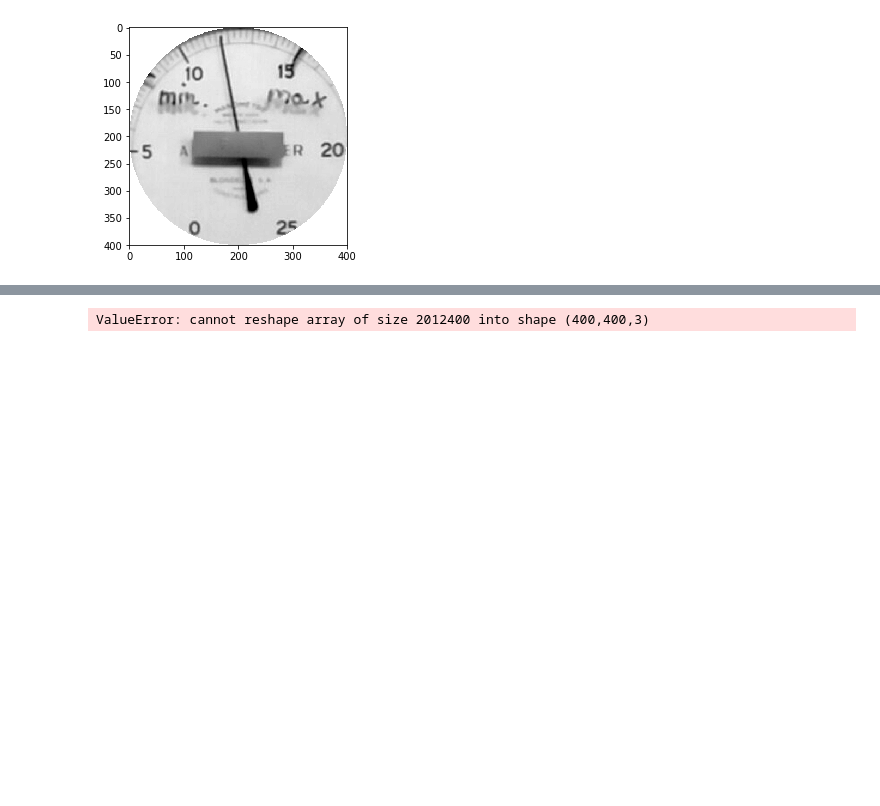
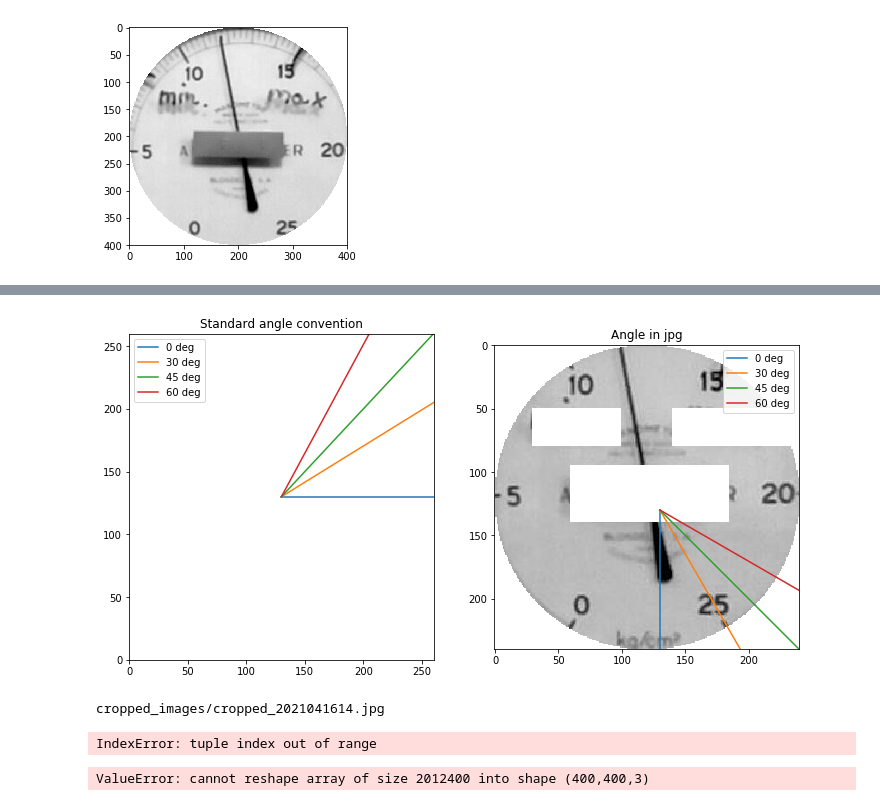
Before and after one commit to mastrovalentz/reader_manometro, a Jupyter notebook: LettoreLancetta.ipynb, the cells around one changed output, grey strips where cells are left out. Cells and saved outputs as stored; diff of their text form; code cells hidden in the pictures; blank space fills up the shorter version.

```diff
--- a/LettoreLancetta.ipynb
+++ b/LettoreLancetta.ipynb
@@ -229,3 +240,60 @@ plt.imshow(im_rigth)
+# %%
+im_mat=np.asarray(im)
+
+im_rigth = crop_circle_jpg(im_mat, 173,560,120)
+im_rigth[95:140,60:185]=[255,255,255]
+im_rigth[50:80,30:100]=[255,255,255]
+im_rigth[50:80,140:240]=[255,255,255]
+plt.imshow(im_rigth)
+
+x0 = np.linspace(0,130)
+# %%
+x = np.linspace(0,130)
+y0 = x*0
+y30 = x/np.sqrt(3)
+y45 = x
+y60 = x*np.sqrt(3)
+
+fig, axs = plt.subplots(1,2, figsize=(12,6))
+axs[0].plot(130+x  , 130+y0 , label="0 deg")
+axs[0].plot(130+x  , 130+y30, label="30 deg")
+axs[0].plot(130+x  , 130+y45, label="45 deg")
+axs[0].plot(130+x  , 130+y60, label="60 deg")
+axs[1].plot(130+y0 , 130+x  , label="0 deg")
+axs[1].plot(130+y30, 130+x  , label="30 deg")
+axs[1].plot(130+y45, 130+x  , label="45 deg")
+axs[1].plot(130+y60, 130+x  , label="60 deg")
+axs[1].imshow(im_rigth)
+axs[0].set_xlim(0,260)
+axs[0].set_ylim(0,260)
+axs[0].legend()
+axs[1].legend()
+axs[0].set_title("Standard angle convention")
+axs[1].set_title("Angle in jpg")
+plt.savefig("angle_ref.png")
+plt.show()
+# %% [output]
+[figure, added]
+# %%
+imPath  = "cropped_images"
+outPath = "read_images"
+imFiles = os.listdir(imPath)
+
+left_angles  = []
+right_angles = []
+for fname in imFiles:
+    print(os.path.join(imPath, fname))
+    left_angles .append(read_left (os.path.join(imPath, fname), plot=True))
+    right_angles.append(read_right(os.path.join(imPath, fname), plot=True))
+
+fig, axs = plt.subplots(1, 2)
+axs[0].hist(left_angles)
+axs[0].set_title("Left measurement")
+axs[1].hist(right_angles)
+axs[1].set_title("Right measurement")
+# %% [output]
+cropped_images/cropped_2021041614.jpg
+IndexError: tuple index out of range
 # %%
 #convert to RGB matrix
 
```
Also changed, not shown: parts of 7 cells of this notebook, 8 other files.
